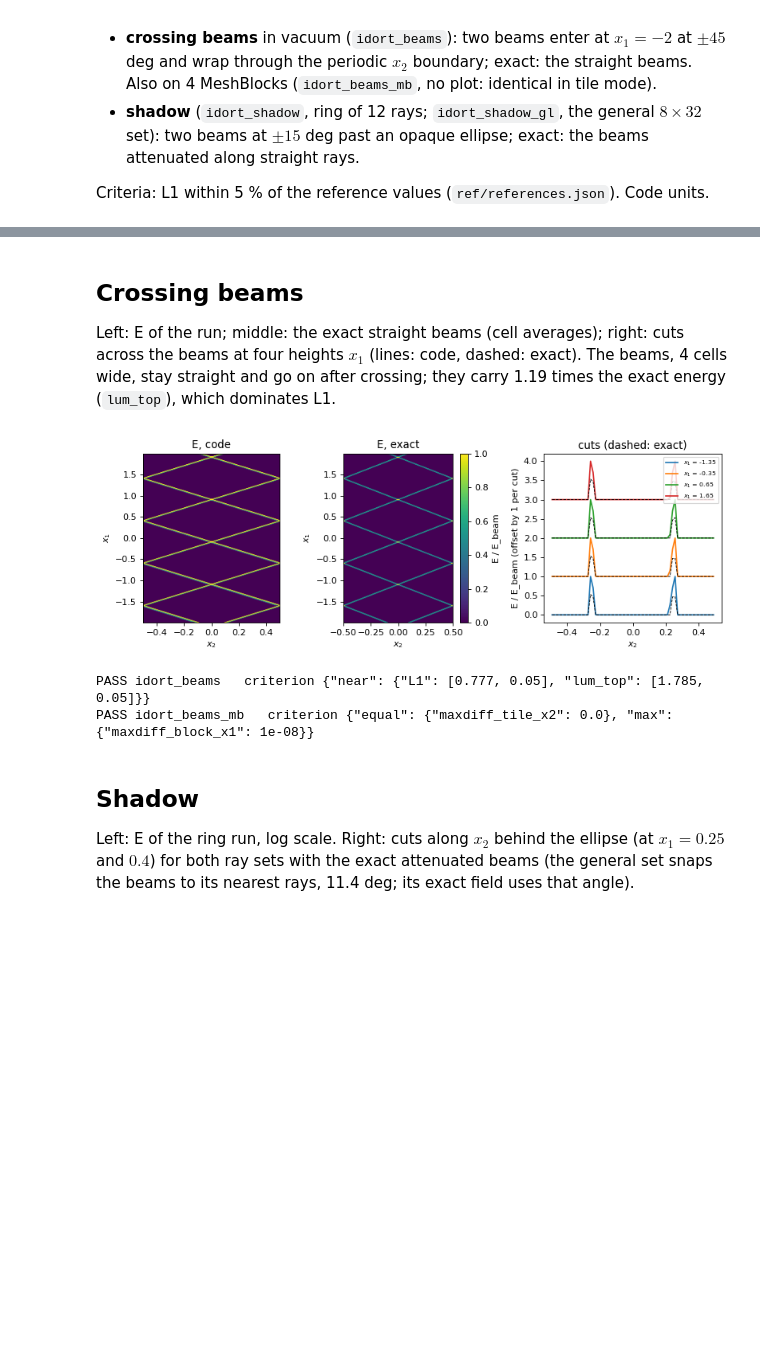
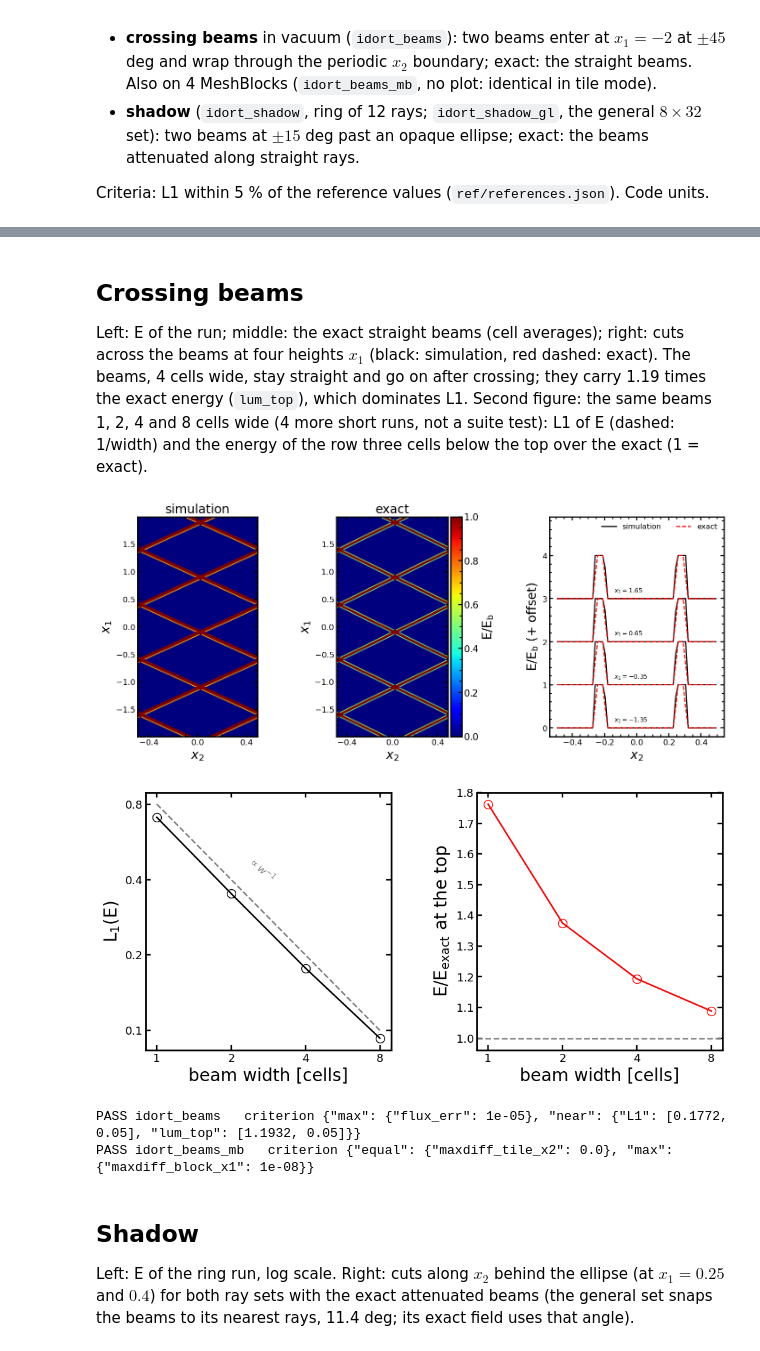
Before and after one commit to jing-ze-ma/athenak-vet-gallery, a Jupyter notebook: beams_shadow/beams_shadow.ipynb, the cells around one changed output, grey strips where cells are left out. Saved outputs shown, nothing was run; the diff lists cells and outputs as text; code cells hidden in the pictures; blank space fills up the shorter version.

```diff
--- a/beams_shadow/beams_shadow.ipynb
+++ b/beams_shadow/beams_shadow.ipynb
@@ -23,8 +23,8 @@ import nbutil as nb                        # nb.suite, nb.verdict, nb.vett (read
 # the athena binary (a CPU build, default the one tests/vet_clean/run_tests.sh builds)
 EXE = os.path.abspath(os.environ.get('ATHENA_EXE', os.path.join(ATHENAK, 'build_tests/src/athena')))
 # where the runs go; a test whose run is already there is only loaded, not rerun
-WORK = os.path.abspath(os.environ.get('M1_NB_WORKDIR', 'runs'))
-THREADS = int(os.environ.get('M1_NB_THREADS', '4'))   # OpenMP threads per run
-plt.rcParams.update({'figure.dpi': 80, 'savefig.dpi': 80, 'font.size': 10})
+WORK = os.path.abspath(os.environ.get('VET_NB_WORKDIR', 'runs'))
+THREADS = int(os.environ.get('VET_NB_THREADS', '4'))   # OpenMP threads per run
+nb.style()
 print('binary', os.path.relpath(EXE), '\nruns  ', os.path.relpath(WORK))
 # %% [output]
@@ -58,30 +43,54 @@ PASS idort_shadow_gl       5 s  L1 0.0126
 ## Crossing beams
 
 Left: E of the run; middle: the exact straight beams (cell averages); right: cuts across the
-beams at four heights $x_1$ (lines: code, dashed: exact). The beams, 4 cells wide, stay straight
+beams at four heights $x_1$ (black: simulation, red dashed: exact). The beams, 4 cells wide, stay straight
 and go on after crossing; they carry 1.19 times the exact energy (`lum_top`), which dominates L1.
+Second figure: the same beams 1, 2, 4 and 8 cells wide (4 more short runs, not a suite test): L1 of E
+(dashed: 1/width) and the energy of the row three cells below the top over the exact (1 = exact).
 # %%
-d = os.path.join(WORK, 'idort_beams', 'run')
-E, Ex = vett.last_bin(d, 'vet')['vet_e'][0], rt.beams_exact(d)
-x1, x2, _ = vett.cell_centres(d)
-fig, axs = plt.subplots(1, 3, figsize=(10, 3.6), gridspec_kw={'width_ratios': [1, 1, 1.3]})
-ext = [x2[0] - 0.5*(x2[1] - x2[0]), x2[-1] + 0.5*(x2[1] - x2[0]), x1[0], x1[-1]]
-for a, f, t in ((axs[0], E, 'code'), (axs[1], Ex, 'exact')):
-    im = a.imshow(f.T, origin='lower', extent=ext, aspect='auto', vmin=0, vmax=1, cmap='viridis')
-    a.set(xlabel='$x_2$', ylabel='$x_1$', title='E, ' + t)
-fig.colorbar(im, ax=axs[1], label='E / E_beam')
+LB, TK, LG = 20, 15, 12
+def bar(fig, im, ax, lab):
+    c = fig.colorbar(im, ax=ax, pad=0.02); c.set_label(lab, fontsize=LB); c.ax.tick_params(labelsize=TK)
+# ---- beams
+d = os.path.join(WORK, 'idort_beams', 'run'); E, Ex = vett.last_bin(d, 'vet')['vet_e'][0], rt.beams_exact(d); x1, x2, _ = vett.cell_centres(d)
+fig, ax = plt.subplots(1, 3, figsize=(17, 6.4), gridspec_kw={'width_ratios': [1, 1.12, 1.45], 'wspace': 0.55})
+ext = [x2[0], x2[-1], x1[0], x1[-1]]
+for a, f, t in ((ax[0], E, 'simulation'), (ax[1], Ex, 'exact')):
+    im = a.imshow(f.T, origin='lower', extent=ext, aspect='auto', vmin=0, vmax=1, cmap='jet')
+    a.set_xlabel(r'$x_2$', fontsize=LB); a.set_ylabel(r'$x_1$', fontsize=LB); a.set_title(t, fontsize=LB); a.set_xticks([-0.4, 0, 0.4])
+bar(fig, im, ax[1], r'$\rm E / E_b$')
 for k, r in enumerate((-1.35, -0.35, 0.65, 1.65)):
     i = int(np.argmin(np.abs(x1 - r)))
-    axs[2].plot(x2, E[:, i] + k, '-', c='C%d' % k, label='$x_1$ = %.2f' % x1[i])
-    axs[2].plot(x2, Ex[:, i] + k, 'k--', lw=0.8)
-axs[2].set(xlabel='$x_2$', ylabel='E / E_beam (offset by 1 per cut)', title='cuts (dashed: exact)')
-axs[2].legend(fontsize=7, loc='upper right')
-plt.tight_layout(); plt.show()
+    ax[2].plot(x2, E[:, i] + k, 'k-', label=r'simulation' if k == 0 else None); ax[2].plot(x2, Ex[:, i] + k, 'r--', label=r'exact' if k == 0 else None)
+    ax[2].text(-0.14, k + 0.14, r'$x_1 = %.2f$' % x1[i], fontsize=LG - 2)
+ax[2].set_xlabel(r'$x_2$', fontsize=LB); ax[2].set_ylabel(r'$\rm E / E_b$ (+ offset)', fontsize=LB); ax[2].set_ylim(-0.2, 4.9); ax[2].legend(fontsize=LG, loc='upper right', ncol=2)
+plt.show()
+# the width ladder: the same beams 1, 2, 4 and 8 cells wide (4 short runs; not a suite test)
+L = {}
+for w in (1, 2, 4, 8):
+    d = os.path.join(WORK, 'idort_beams_w%d' % w)
+    if not os.path.exists(os.path.join(d, 'run.log')):
+        os.makedirs(d, exist_ok=True)
+        vett.make_deck(os.path.join(nb.SUITE, 'decks', 'idort_beams.athinput'), os.path.join(d, 'in.athinput'),
+                       {'rad_vet/implicit_beam0_y1': -0.109375 + w/64., 'rad_vet/implicit_beam1_y1': 0.09375 + w/64.})
+        rc, wall, log = vett.run([EXE], d, ['-i', 'in.athinput'], threads=THREADS)
+        assert rc == 0, log[-400:]
+    Ew, Exw = vett.last_bin(d, 'vet')['vet_e'][0], rt.beams_exact(d)
+    L[w] = dict(L1=rt.l1(Ew, Exw), lum_top=float(Ew[:, -3].sum()/Exw[:, -3].sum()))
+w = np.array(sorted(L))
+fig, ax = plt.subplots(1, 2, figsize=(12, 5.4), gridspec_kw={'wspace': 0.35})
+ax[0].loglog(w, [L[k]['L1'] for k in w], 'ko-', mfc='none', ms=10); ax[0].loglog(w, 0.8/w, '--', c='0.5'); ax[0].text(2.3, 0.39, r'$\propto w^{-1}$', color='0.5', rotation=-41, fontsize=LG)
+ax[1].semilogx(w, [L[k]['lum_top'] for k in w], 'ro-', mfc='none', ms=10); ax[1].axhline(1.0, c='0.5', ls='--')
+for a, y in zip(ax, (r'$\rm L_1(E)$', r'$\rm E / E_{exact}$ at the top')):
+    a.set_xlabel(r'beam width [cells]', fontsize=LB); a.set_ylabel(y, fontsize=LB); a.set_xticks(w); a.set_xticklabels([str(k) for k in w]); a.minorticks_off()
+ax[0].set_yticks([0.1, 0.2, 0.4, 0.8]); ax[0].set_yticklabels(['0.1', '0.2', '0.4', '0.8'])
+plt.show()
 for t in ('idort_beams', 'idort_beams_mb'):
     nb.verdict(t, res[t])
 # %% [output]
-[figure, old version]
+[figure, new version]
+[figure, added]
-PASS idort_beams   criterion {"near": {"L1": [0.777, 0.05], "lum_top": [1.785, 0.05]}}
+PASS idort_beams   criterion {"max": {"flux_err": 1e-05}, "near": {"L1": [0.1772, 0.05], "lum_top": [1.1932, 0.05]}}
 PASS idort_beams_mb   criterion {"equal": {"maxdiff_tile_x2": 0.0}, "max": {"maxdiff_block_x1": 1e-08}}
 # %% [markdown]
 ## Shadow
```
Also changed, not shown: parts of 3 cells of this notebook, 16 other files.
